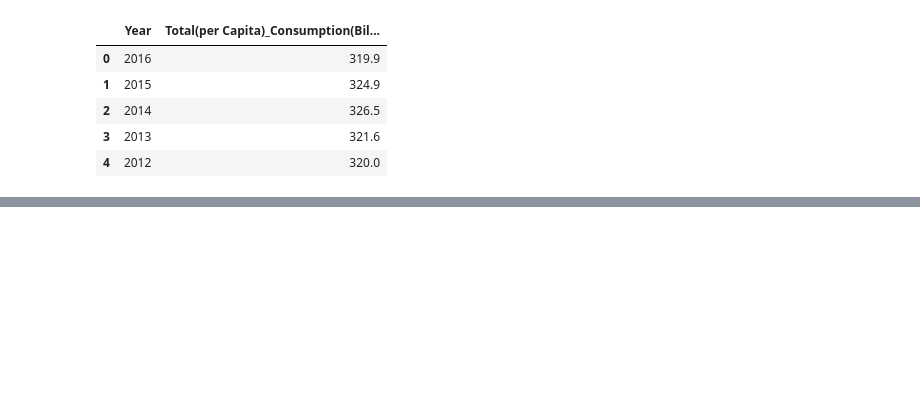
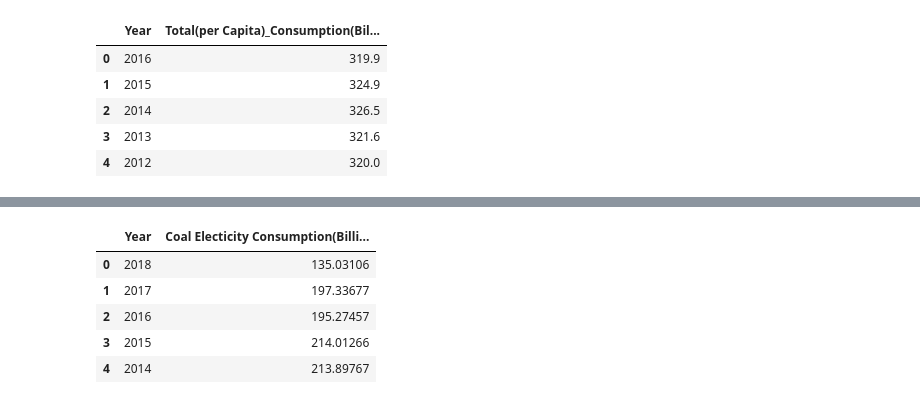
Before and after one commit to MTRaley52/Project_1, a Jupyter notebook: CleanenergyFile.ipynb, the cells around one changed output, grey strips where cells are left out. Saved outputs shown, nothing was run; the diff lists cells and outputs as text; code cells hidden in the pictures; blank space fills up the shorter version.

Commit message:
addig coal electrivity gen

```diff
--- a/CleanenergyFile.ipynb
+++ b/CleanenergyFile.ipynb
@@ -197,0 +248,17 @@ Total_perCapita_consump_df.head()
+# %%
+# Coal Consumption to generate Electicity
+
+base_url="http://api.eia.gov/series/?"
+series_id_to_call=["ELEC.CONS_TOT_BTU.COW-NM-98.A"]
+parame={"api_key":gkey,"series_id":series_id_to_call}
+Coal_Electicity_Consu = requests.get(base_url, params=parame).json()
+Coal_Electicity_Consu_df=pd.DataFrame(Coal_Electicity_Consu ["series"][0]["data"])
+Coal_Electicity_Consu_df.columns=["Year","Coal Electicity Consumption(Billion-Btu?)"]
+Coal_Electicity_Consu_df.head() # We have to change the unit
+# %% [output]
+|  | Year | Coal Electicity Consumption(Billi... |
+| 0 | 2018 | 135.03106 |
+| 1 | 2017 | 197.33677 |
+| 2 | 2016 | 195.27457 |
+| 3 | 2015 | 214.01266 |
+| 4 | 2014 | 213.89767 |
```
Also changed, not shown: parts of 6 cells of this notebook, 2 other files.
